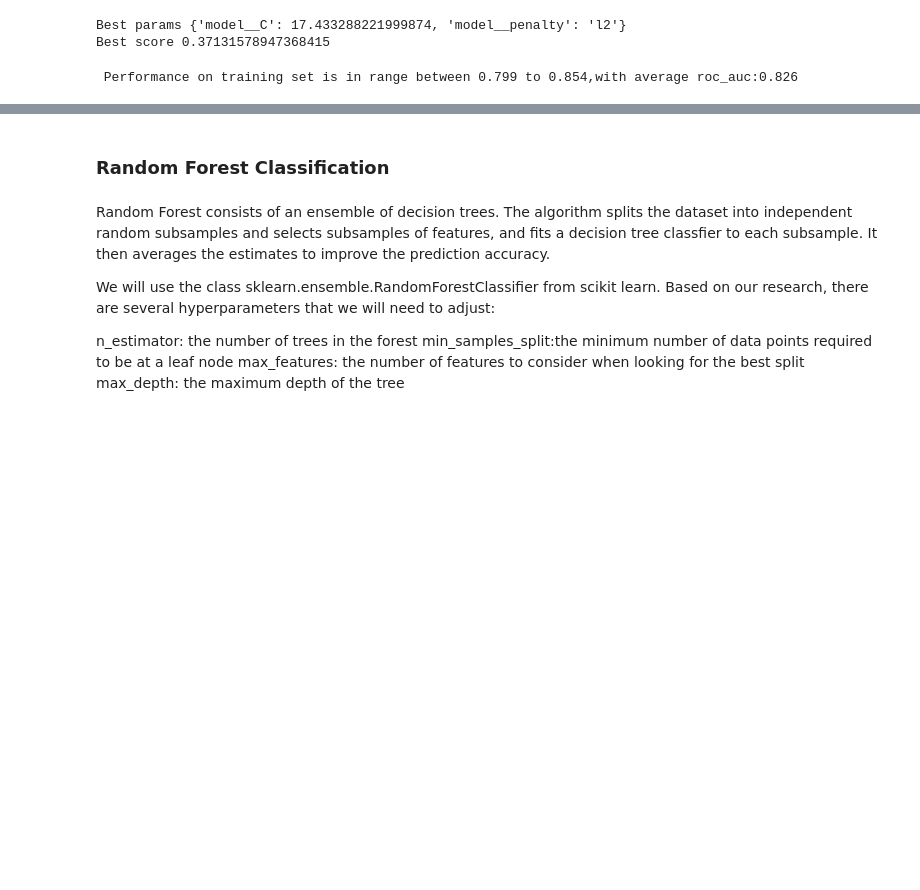
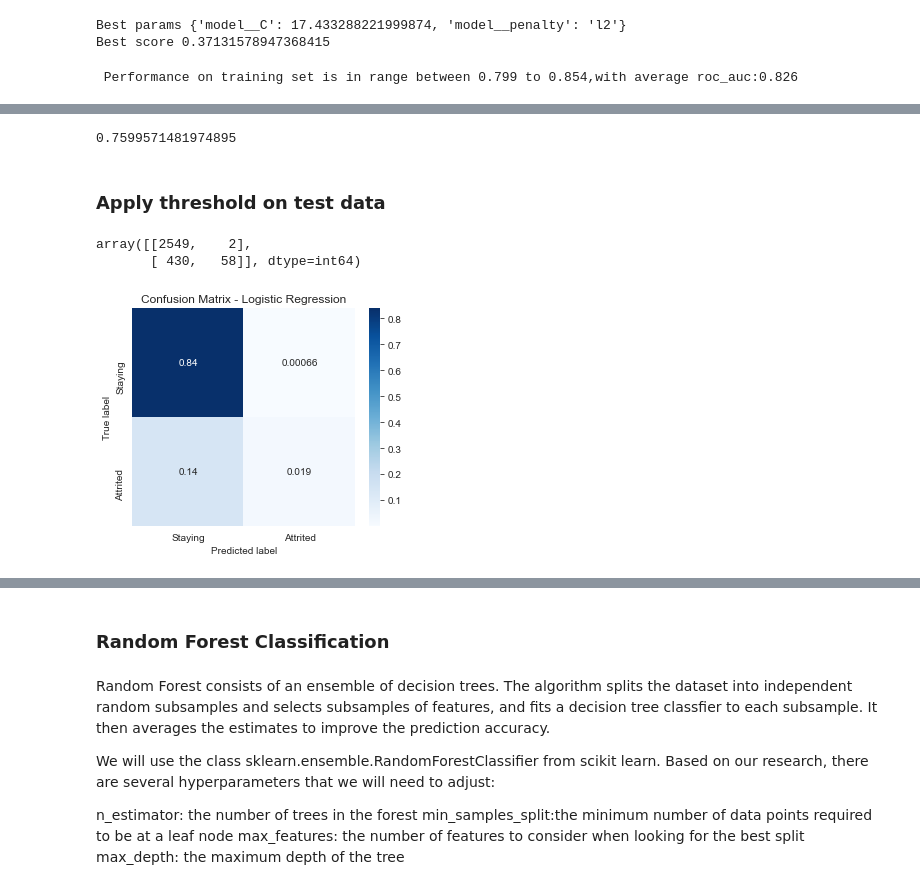
Before and after one commit to shaisid01/Data-Science, a Jupyter notebook: CapstoneProjects/Capstone 2/Notebooks/05_modeling.ipynb, the cells around one changed output, grey strips where cells are left out. Drawn from its saved outputs; the diff is of its cells as text; code cells hidden in the pictures; blank space fills up the shorter version.

Commit message:
threshold complete

```diff
--- a/CapstoneProjects/Capstone 2/Notebooks/05_modeling.ipynb
+++ b/CapstoneProjects/Capstone 2/Notebooks/05_modeling.ipynb
@@ -637,0 +599,2 @@ evaluation
+# %%
+lg_prec, lg_rec, lg_f1, lg_roc_auc = threshhold_and_plot(y_train,y_proba_lg)
@@ -637,0 +603,18 @@ evaluation
+# %%
+lg_thresh_idx, lg_max_score = max_thresh(lg_roc_auc)
+lg_max_score
+# %% [output]
+0.7599571481974895
+# %% [markdown]
+### Apply threshold on test data
+# %%
+lg_test_predict = log_best_estimator.predict_proba(X_test)
+# %%
+lg_test_labels = np.where(lg_test_predict[:,1] >= lg_max_score, 1, 0)
+# %%
+plot_Confusionmatrix(y_test,lg_test_labels)
+metrics.confusion_matrix(y_test,lg_test_labels)
+# %% [output]
+array([[2549,    2],
+       [ 430,   58]], dtype=int64)
+[figure, added]
```
Also changed, not shown: parts of 148 cells of this notebook.
